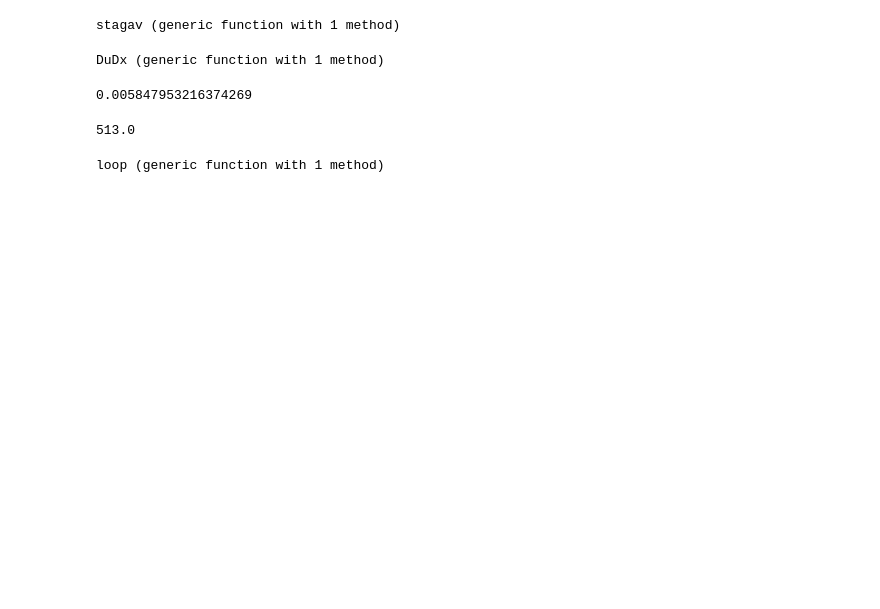
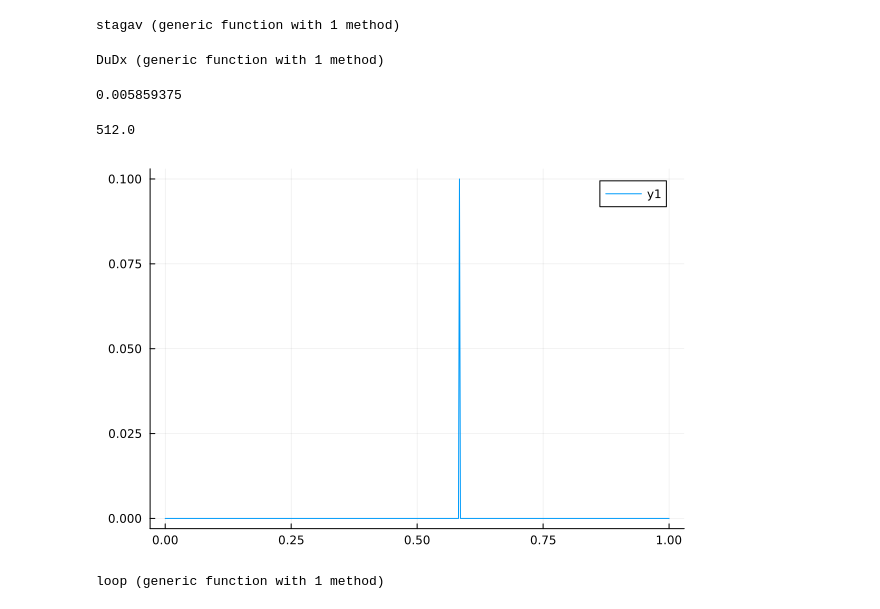
Before and after one commit to ThanasisGiannakopoulos/ice_modelling, a Jupyter notebook: notebooks/fracture/1d_elastic_rod.ipynb, the cells around one changed output. Saved outputs shown, nothing was run; the diff lists cells and outputs as text; code cells hidden in the pictures; blank space fills up the shorter version.

```diff
--- a/notebooks/fracture/1d_elastic_rod.ipynb
+++ b/notebooks/fracture/1d_elastic_rod.ipynb
@@ -29,22 +30,28 @@ N = 512 + 1 # number of points
 
 u = zeros(N) # displacement ID
 d = zeros(N) # phase field ID
+# initiate a defect
+u[300] = 0.1
 
-E = 1 # Young's modulus
-gc = 0.5 # critical energy
+E = 2 # Young's modulus
+gc = 0.2 # critical energy
 l = 0.01 # phase field reg. length; affects F_break?
-k = 1e-6 # numerical; small; for stability (to avoid 1/0)
+k = 1e-5 # numerical; small; for stability (to avoid 1/0)
 L = 1 # rod length
-F = 10 # external force
+F = 1 # external force
 
 # numerilca grid
-x = range(0,L,N+1)
+x = range(0,L,N)
 dx = x[2] - x[1]
 println(3*dx) # h < l/3 to l/5 for resolution of crack ?
 idx = 1/dx
 # %% [output]
-0.005847953216374269
+0.005859375
-513.0
+512.0
+# %%
+plot(x,u)
+# %% [output]
+[figure, added]
 # %%
 function loop(u, d, F)
 
```
Also changed, not shown: parts of 7 cells of this notebook, 3 other files.
